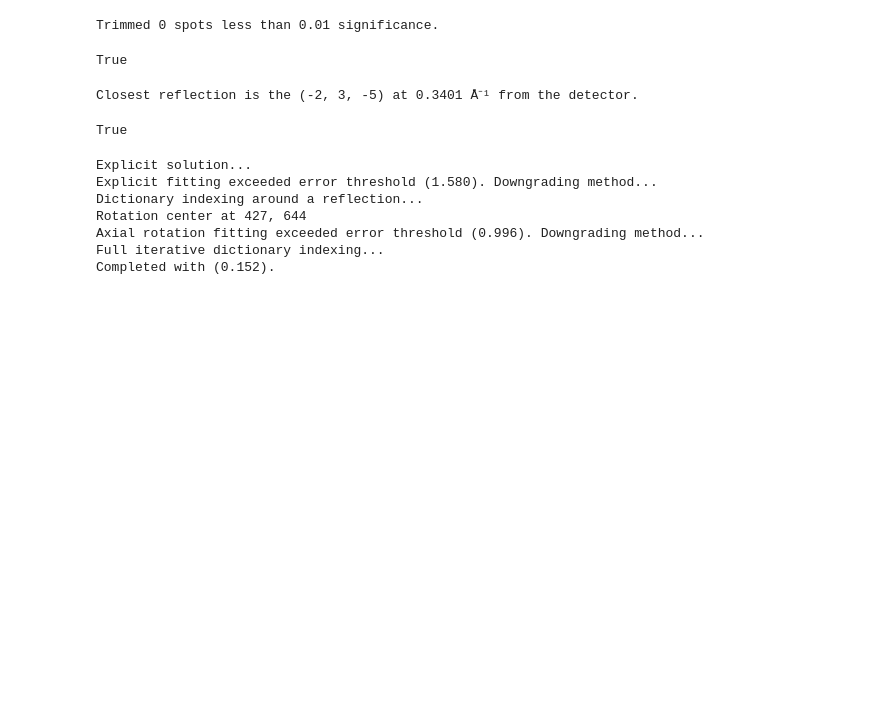
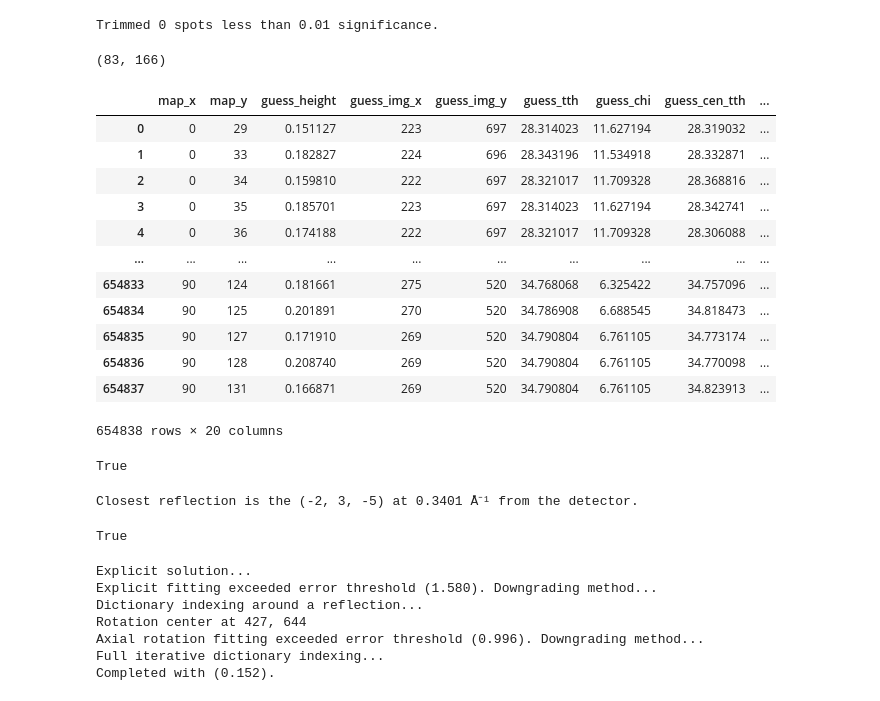
Before and after one commit to emusterman/xrdmaptools, a Jupyter notebook: testing_notebooks/quick_maps.ipynb, the cells around one changed output. Drawn from its saved outputs; the diff is of its cells as text; code cells hidden in the pictures; blank space fills up the shorter version.

```diff
--- a/testing_notebooks/quick_maps.ipynb
+++ b/testing_notebooks/quick_maps.ipynb
@@ -52,0 +124,25 @@ Correcting dark-field...done!
+# %%
+# This will keep adding values to img_stack. Maybe fix that...
+
+q_coord_list = []
+
+start_en = test.energy
+
+# Add blank images at extrema
+en_step = np.median(np.abs(np.diff(sorted(en_stack))))
+en_min = np.min(en_stack) - en_step
+en_max = np.max(en_stack) + en_step
+
+en_stack.append(en_min)
+en_stack.append(en_max)
+img_stack.append(np.zeros_like(img_stack[0]))
+img_stack.append(np.zeros_like(img_stack[0]))
+
+for i in range(len(img_stack)):
+    test._del_arr()
+    test.energy = en_stack[i]
+    #q_coord_list.append(test.q_arr)
+    q_coord_list.append(q_arr(test))
+
+test._del_arr()
+test.energy = start_en
@@ -140,11 +537,11 @@ test.plot_interactive_map(img_vmin=0, img_vmax=0.1)
 # %%
 cif_dir = '''C:\\Users\\emusterma\\OneDrive - Brookhaven National Laboratory\\Documents\\Postdoc\\Literature\\CIF\\'''
 test.clear_phases()
-#test.load_phase('Barker\\1521772COD.cif', filedir=cif_dir, phase_name="liNbO3 161")
+#test.load_phase('Barker\\1521772COD.cif', filedir=cif_dir, phase_name="liNbO3 old")
 #test.load_phase('Barker\\LiNbO3.cif', filedir=cif_dir, phase_name="LiNbO3 148")
-test.load_phase('Unknown\\LiNbO3.cif', filedir=cif_dir, phase_name="LiNbO3")
+#test.load_phase('Unknown\\LiNbO3.cif', filedir=cif_dir, phase_name="LiNbO3 new")
 test.load_phase('AMCSD\\Platinum_0011157.cif', filedir=cif_dir, phase_name="platinum")
-test.load_phase('AMCSD\\Calcite_0000984.cif', filedir=cif_dir, phase_name="calcite")
+#test.load_phase('AMCSD\\Calcite_0000984.cif', filedir=cif_dir, phase_name="calcite")
 test.load_phase('AMCSD\\Stibnite_0008636.cif', filedir=cif_dir, phase_name="stibnite")
 #test.load_phase('AMCSD\\Silicon_0011243.cif', filedir=cif_dir, phase_name="silicon")
 #test.load_phase('AMCSD\\Corundum_0009327.cif', filedir=cif_dir, phase_name="sapphire")
@@ -156,7 +553,7 @@ test.load_phase('AMCSD\\Stibnite_0008636.cif', filedir=cif_dir, phase_name="stib
 #test.load_phase('AMCSD\\Cementite_0013523.cif', filedir=cif_dir, phase_name="cementite")
 #test.load_phase('AMCSD\\Graphite_0011247.cif', filedir=cif_dir, phase_name="graphite")
 #test.load_phase('AMCSD\\Tungsten_0011261.cif', filedir=cif_dir, phase_name="tungsten_1")
-#test.load_phase('AMCSD\\Tungsten_0011236.cif', filedir=cif_dir, phase_name="tungsten_2")
-#test.load_phase('AMCSD\\Iron_0011146.cif', filedir=cif_dir, phase_name="304SS-austenite")
-#test.phases['304SS-austenite'].a = 3.529
+test.load_phase('AMCSD\\Tungsten_0011236.cif', filedir=cif_dir, phase_name="tungsten_2")
+test.load_phase('AMCSD\\Iron_0011146.cif', filedir=cif_dir, phase_name="304SS-austenite")
+test.phases['304SS-austenite'].a = 3.529
 # %%
@@ -229,0 +631,4 @@ out = spot_search(test.map.images[i, j], multiplier=3, plotme=True,
+# %%
+test.find_spots(multiplier=3, expansion=10, radius=10, size=3, threshold_method='minimum')
+test.fit_spots(GaussianFunctions, max_dist=0.2, sigma=1)
+test.initial_spot_analysis()
@@ -257,3 +677,7 @@ test.trim_spots(remove_less=0.01)
 Trimmed 0 spots less than 0.01 significance.
 # %%
 test.plot_image(spots=True, contours=True)
+# %%
+indices
+# %% [output]
+(83, 166)
@@ -260,3 +687,19 @@ test.plot_image(spots=True, contours=True)
+# %%
+test.spots
+# %% [output]
+|  | map_x | map_y | guess_height | guess_img_x | guess_img_y | guess_tth | guess_chi | guess_cen_tth | ... |
+| 0 | 0 | 29 | 0.151127 | 223 | 697 | 28.314023 | 11.627194 | 28.319032 | ... |
+| 1 | 0 | 33 | 0.182827 | 224 | 696 | 28.343196 | 11.534918 | 28.332871 | ... |
+| 2 | 0 | 34 | 0.159810 | 222 | 697 | 28.321017 | 11.709328 | 28.368816 | ... |
+| 3 | 0 | 35 | 0.185701 | 223 | 697 | 28.314023 | 11.627194 | 28.342741 | ... |
+| 4 | 0 | 36 | 0.174188 | 222 | 697 | 28.321017 | 11.709328 | 28.306088 | ... |
+| ... | ... | ... | ... | ... | ... | ... | ... | ... | ... |
+| 654833 | 90 | 124 | 0.181661 | 275 | 520 | 34.768068 | 6.325422 | 34.757096 | ... |
+| 654834 | 90 | 125 | 0.201891 | 270 | 520 | 34.786908 | 6.688545 | 34.818473 | ... |
+| 654835 | 90 | 127 | 0.171910 | 269 | 520 | 34.790804 | 6.761105 | 34.773174 | ... |
+| 654836 | 90 | 128 | 0.208740 | 269 | 520 | 34.790804 | 6.761105 | 34.770098 | ... |
+| 654837 | 90 | 131 | 0.166871 | 269 | 520 | 34.790804 | 6.761105 | 34.823913 | ... |
+654838 rows × 20 columns
 # %%
 plot_map = np.zeros(test.map.map_shape)
 plot_map[:] = np.nan
```
Also changed, not shown: parts of 60 cells of this notebook, 18 other files.
